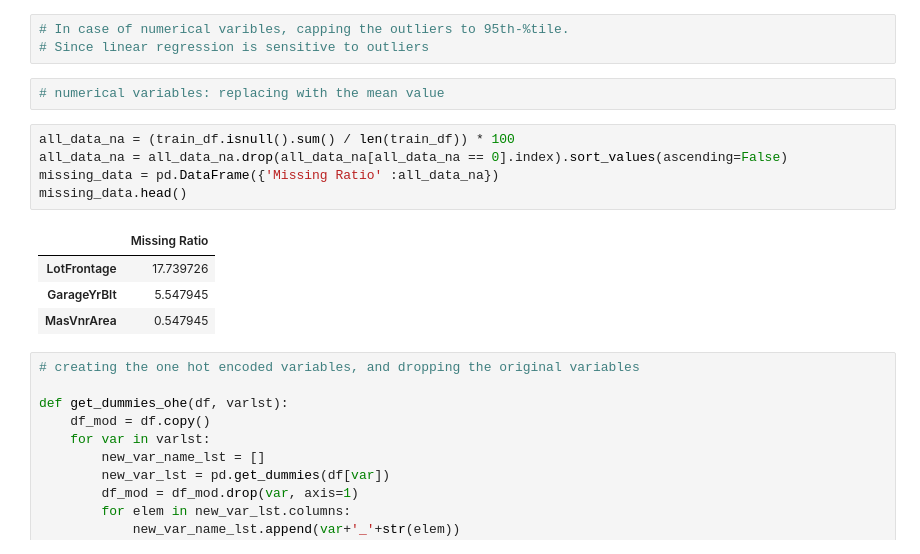
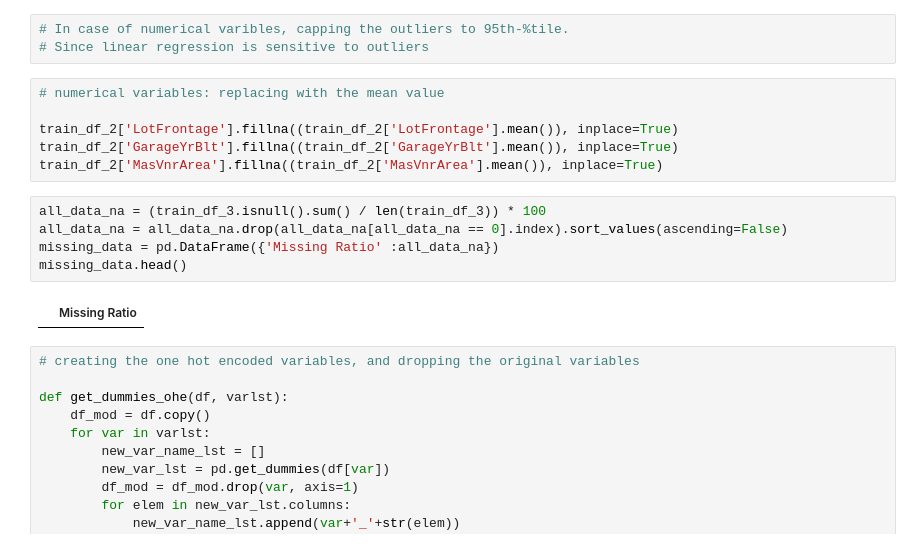
Before and after one commit to tanuj5480/100-Days-of-Data-Science, a Jupyter notebook: Code/Problem #1 .ipynb, the cells around one changed output. Saved outputs shown, nothing was run; the diff lists cells and outputs as text.

```diff
--- a/Code/Problem #1 .ipynb
+++ b/Code/Problem #1 .ipynb
@@ -218,18 +218,19 @@ There are 35 skewed numerical features to Box Cox transform
 # %%
 # In case of numerical varibles, capping the outliers to 95th-%tile.
 # Since linear regression is sensitive to outliers
-# %%
-# numerical variables: replacing with the mean value
+# %%
+# numerical variables: replacing with the mean value
+
+train_df_2['LotFrontage'].fillna((train_df_2['LotFrontage'].mean()), inplace=True)
+train_df_2['GarageYrBlt'].fillna((train_df_2['GarageYrBlt'].mean()), inplace=True)
+train_df_2['MasVnrArea'].fillna((train_df_2['MasVnrArea'].mean()), inplace=True)
 # %%
-all_data_na = (train_df.isnull().sum() / len(train_df)) * 100
+all_data_na = (train_df_3.isnull().sum() / len(train_df_3)) * 100
 all_data_na = all_data_na.drop(all_data_na[all_data_na == 0].index).sort_values(ascending=False)
 missing_data = pd.DataFrame({'Missing Ratio' :all_data_na})
 missing_data.head()
 # %% [output]
 |  | Missing Ratio |
-| LotFrontage | 17.739726 |
-| GarageYrBlt | 5.547945 |
-| MasVnrArea | 0.547945 |
 # %%
 # creating the one hot encoded variables, and dropping the original variables
 
```
Also changed, not shown: parts of 4 cells of this notebook.
